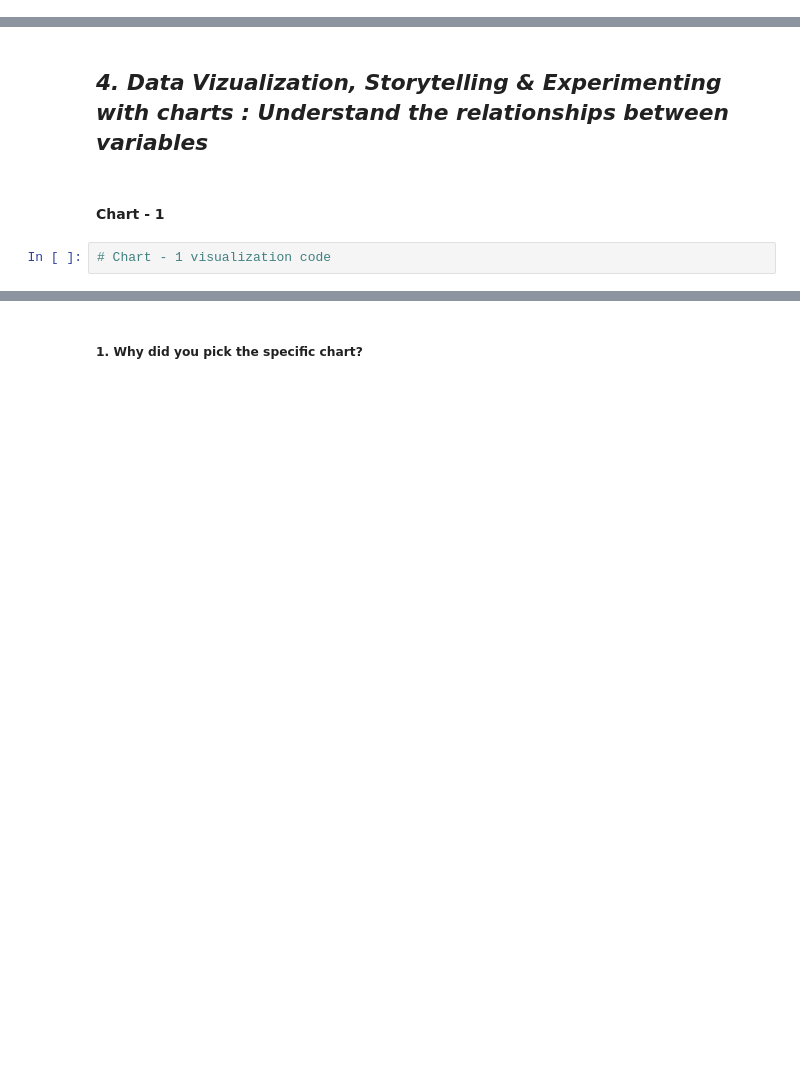
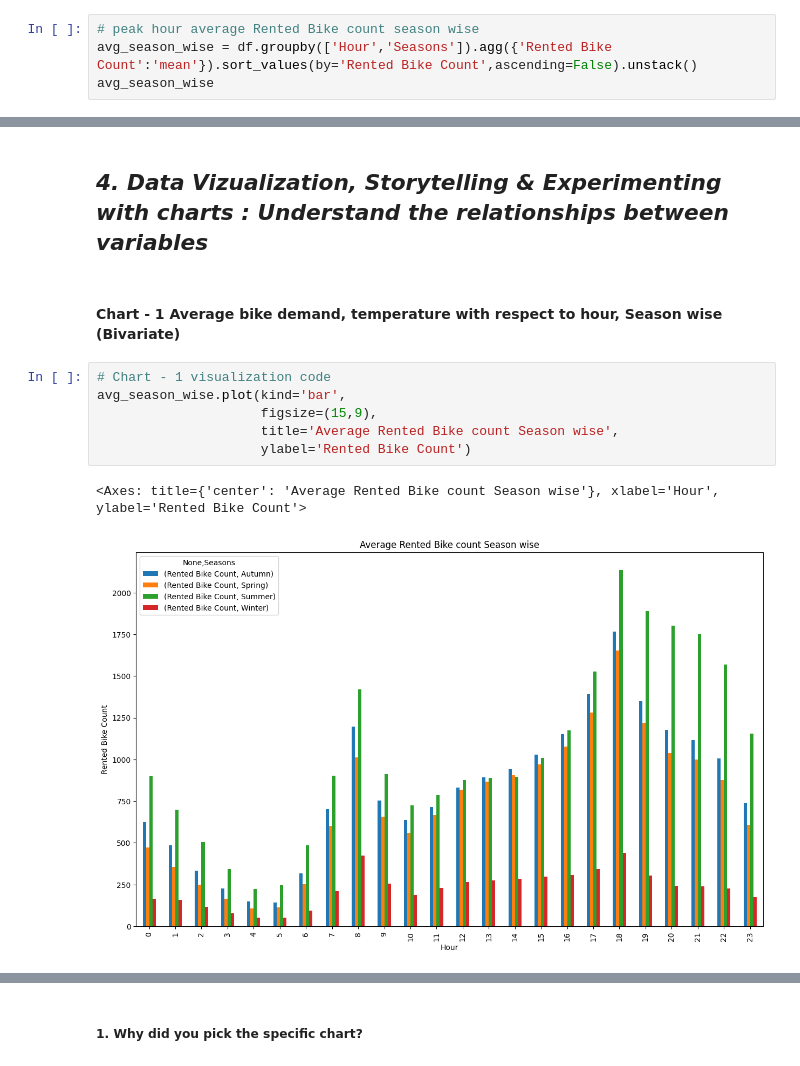
Before and after one commit to RayedShamim/Regression-Capstone-Seoul-Bike-Sharing-Capstone-Project, a Jupyter notebook: Capstone_Bike_Sharing_Demand_Prediction_ML_Submission.ipynb, the cells around one changed output, grey strips where cells are left out. Saved outputs shown, nothing was run; the diff lists cells and outputs as text; blank space fills up the shorter version.

```diff
--- a/Capstone_Bike_Sharing_Demand_Prediction_ML_Submission.ipynb
+++ b/Capstone_Bike_Sharing_Demand_Prediction_ML_Submission.ipynb
@@ -144,0 +283,4 @@ Answer Here
+# %%
+# peak hour average Rented Bike count season wise
+avg_season_wise = df.groupby(['Hour','Seasons']).agg({'Rented Bike Count':'mean'}).sort_values(by='Rented Bike Count',ascending=False).unstack()
+avg_season_wise
@@ -149,6 +383,13 @@ Answer Here.
 # %% [markdown]
 ## ***4. Data Vizualization, Storytelling & Experimenting with charts : Understand the relationships between variables***
-# %% [markdown]
-#### Chart - 1
-# %%
-# Chart - 1 visualization code
+# %% [markdown]
+#### Chart - 1 Average bike demand, temperature with respect to hour, Season wise (Bivariate)
+# %%
+# Chart - 1 visualization code
+avg_season_wise.plot(kind='bar',
+                     figsize=(15,9),
+                     title='Average Rented Bike count Season wise',
+                     ylabel='Rented Bike Count')
+# %% [output]
+<Axes: title={'center': 'Average Rented Bike count Season wise'}, xlabel='Hour', ylabel='Rented Bike Count'>
+[figure, added]
```
Also changed, not shown: parts of 65 cells of this notebook.
